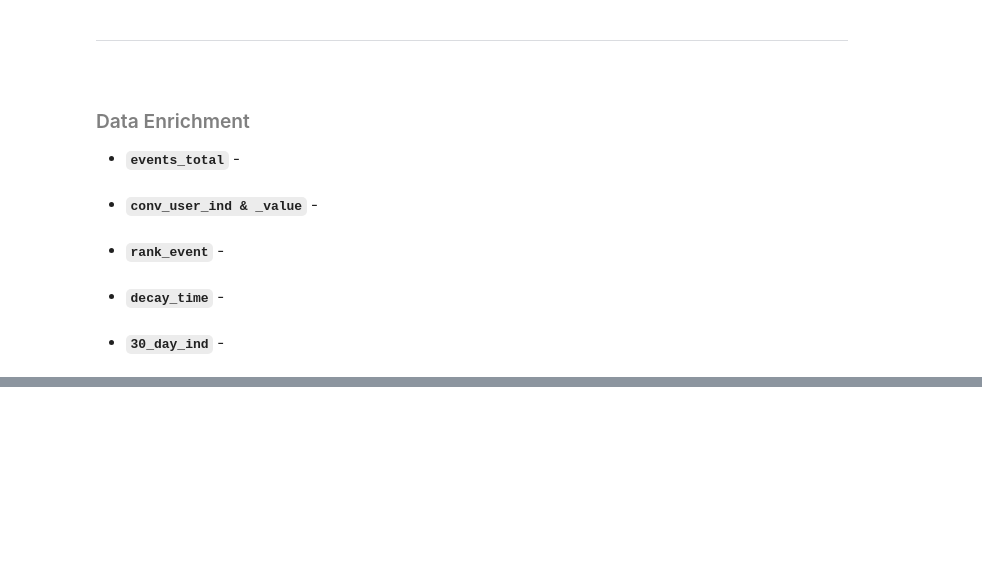
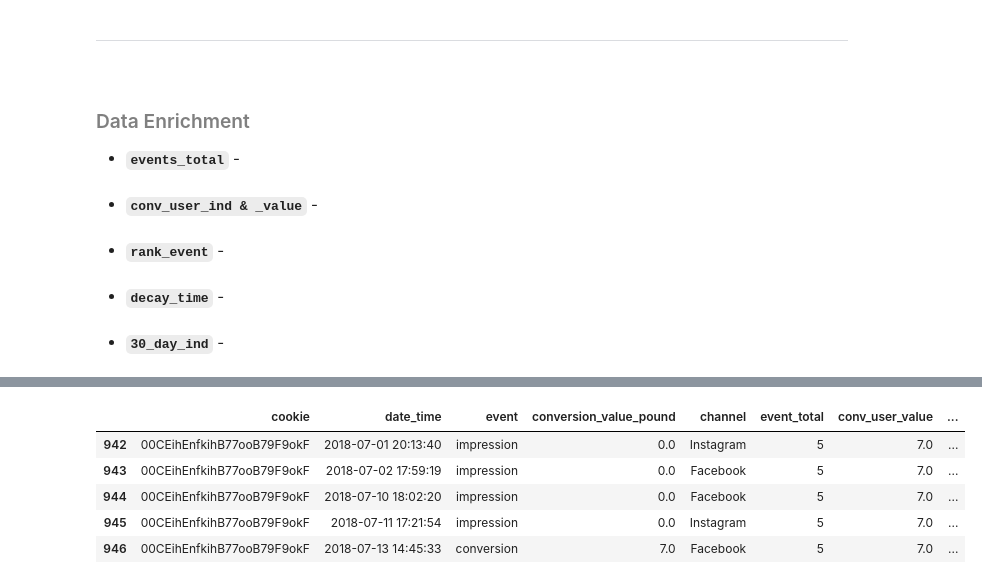
Before and after one commit to martin-mallon/Attribution-Models, a Jupyter notebook: Attribution_Models/attribution_model.ipynb, the cells around one changed output, grey strips where cells are left out. Drawn from its saved outputs; the diff is of its cells as text; code cells hidden in the pictures; blank space fills up the shorter version.

```diff
--- a/Attribution_Models/attribution_model.ipynb
+++ b/Attribution_Models/attribution_model.ipynb
@@ -218,0 +427,24 @@ df
+# %%
+# keys
+key = ['cookie', 'seq_first_event']
+
+# merge
+att = pd.merge(att, fst, on=key, how='left')
+att = pd.merge(att, lst, on=key, how='left')
+att = pd.merge(att, lstnd, on=key, how='left')
+att = pd.merge(att, lnr, on=key, how='left')
+att = pd.merge(att, dcy, on=key, how='left')
+att = pd.merge(att, pos, on=key, how='left')
+
+# sample
+att.query(sample)
+
+#att.groupby('channel')['att_decay'].sum()
+#att.groupby('channel')['att_pos'].sum()
+# %% [output]
+|  | cookie | date_time | event | conversion_value_pound | channel | event_total | conv_user_value | ... |
+| 942 | 00CEihEnfkihB77ooB79F9okF | 2018-07-01 20:13:40 | impression | 0.0 | Instagram | 5 | 7.0 | ... |
+| 943 | 00CEihEnfkihB77ooB79F9okF | 2018-07-02 17:59:19 | impression | 0.0 | Facebook | 5 | 7.0 | ... |
+| 944 | 00CEihEnfkihB77ooB79F9okF | 2018-07-10 18:02:20 | impression | 0.0 | Facebook | 5 | 7.0 | ... |
+| 945 | 00CEihEnfkihB77ooB79F9okF | 2018-07-11 17:21:54 | impression | 0.0 | Instagram | 5 | 7.0 | ... |
+| 946 | 00CEihEnfkihB77ooB79F9okF | 2018-07-13 14:45:33 | conversion | 7.0 | Facebook | 5 | 7.0 | ... |
```
Also changed, not shown: parts of 18 cells of this notebook, 1 other file.
